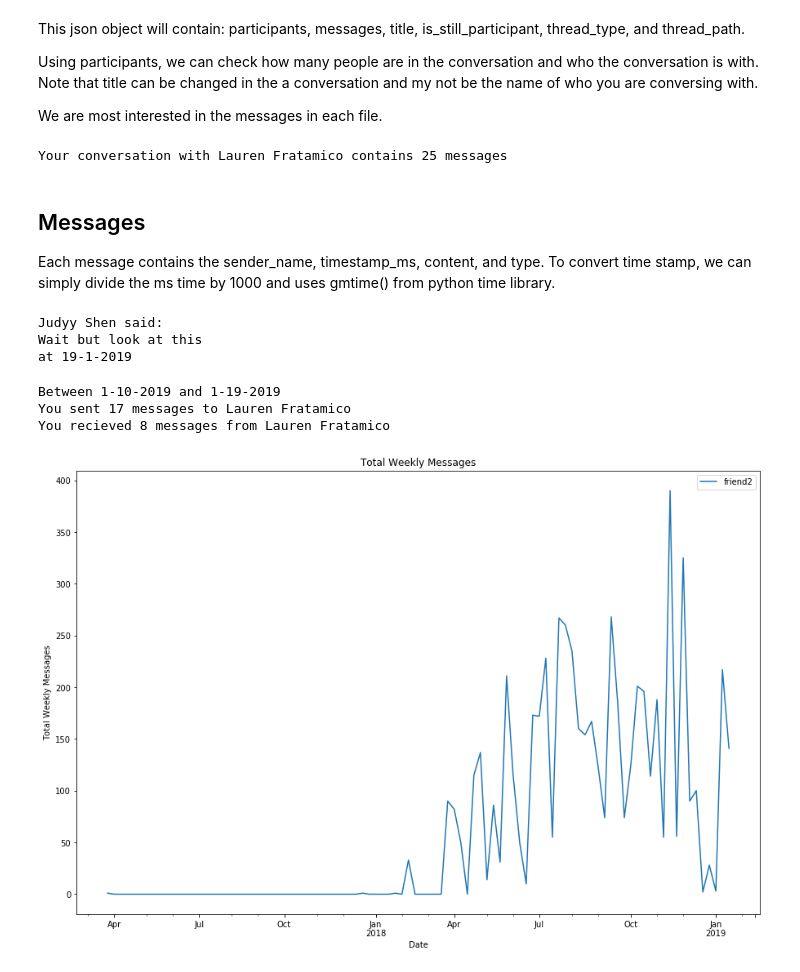
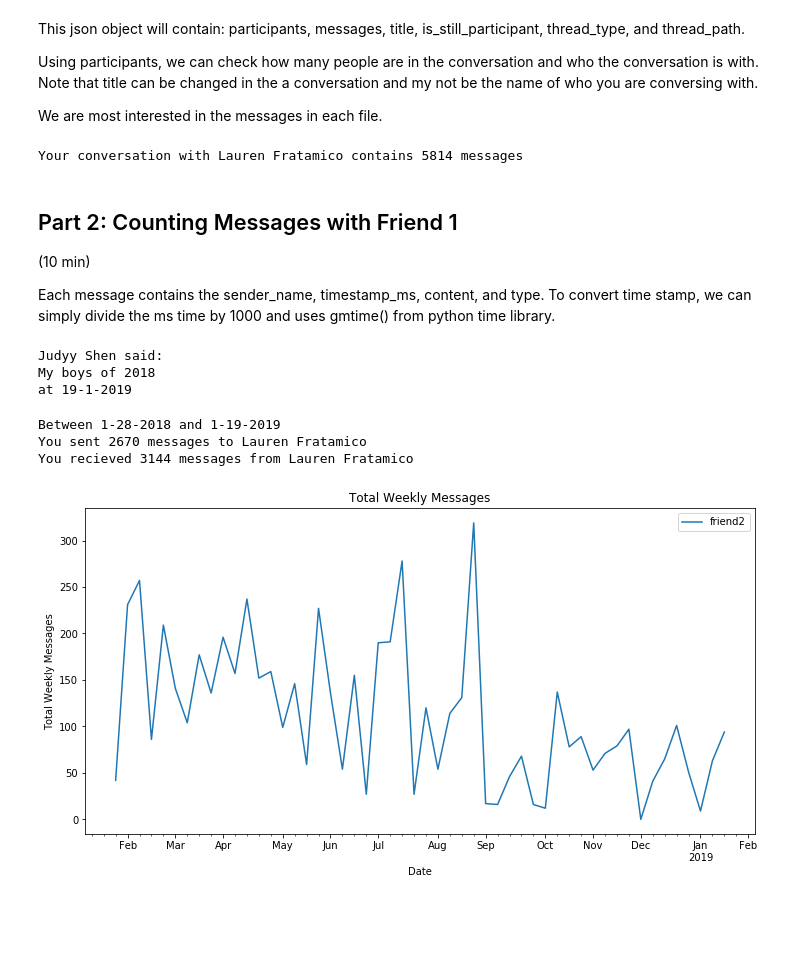
Before and after one commit to heyyjudes/is-they-into-you, a Jupyter notebook: getting-started.ipynb, the cells around one changed output. Cells and saved outputs as stored; diff of their text form; code cells hidden in the pictures; blank space fills up the shorter version.

```diff
--- a/getting-started.ipynb
+++ b/getting-started.ipynb
@@ -35,7 +44,7 @@ import matplotlib.pyplot as plt
 # %%
 root_dir = 'data/inbox/' # change this path to where your data is located
 my_name = 'Judyy Shen' # your facebook name'
-foldername = "friend1"
+foldername = "friend3"
 # %%
 with open(root_dir + foldername + '/message.json') as f:
             data = json.load(f)
@@ -55,9 +64,11 @@ for p in data['participants']:
 msg_count = len(data['messages'])
 print("Your conversation with {} contains {} messages".format(friend_name, msg_count))
 # %% [output]
-Your conversation with Lauren Fratamico contains 25 messages
+Your conversation with Lauren Fratamico contains 5814 messages
 # %% [markdown]
-## Messages
+## Part 2: Counting Messages with Friend 1
+
+(10 min)
 
 Each message contains the sender_name, timestamp_ms, content, and type.
 To convert time stamp, we can simply divide the ms time by 1000 and uses gmtime() from python time library.
@@ -68,7 +79,7 @@ year, month, day = time_obj.tm_year, time_obj.tm_mon, time_obj.tm_mday
 print("{} said:\n{} \nat {}-{}-{}".format(example_msg['sender_name'], example_msg['content'],  day, month, year))
 # %% [output]
 Judyy Shen said:
-Wait but look at this
+My boys of 2018
 at 19-1-2019
 # %%
 sent_count = 0
@@ -89,9 +100,9 @@ print("Between {}-{}-{} and {}-{}-{}".format(f_month, f_day, f_year, r_month, r_
 print("You sent {} messages to {}".format(sent_count, friend_name))
 print("You recieved {} messages from {}".format(recieved_count, friend_name))
 # %% [output]
-Between 1-10-2019 and 1-19-2019
-You sent 17 messages to Lauren Fratamico
-You recieved 8 messages from Lauren Fratamico
+Between 1-28-2018 and 1-19-2019
+You sent 2670 messages to Lauren Fratamico
+You recieved 3144 messages from Lauren Fratamico
 # %%
 all_msg = {}
 for msg in data['messages']:
@@ -104,14 +115,14 @@ for msg in data['messages']:
         all_msg[date] = 1
 # %%
 all_msg = pd.Series(all_msg, name="friend2")
-all_msg.resample('W').sum().plot(figsize=(15,10))
+all_msg.resample('W').sum().plot(figsize=(12,6))
 plt.legend()
 plt.title("Total Weekly Messages")
 plt.xlabel("Date")
 plt.ylabel("Total Weekly Messages")
 plt.show()
 # %% [output]
-[figure, old version]
+[figure, new version]
 # %%
 beg_date = '1-1-2018'
 end_date = '1-1-2019'
```
Also changed, not shown: parts of 15 cells of this notebook, 1 other file.
